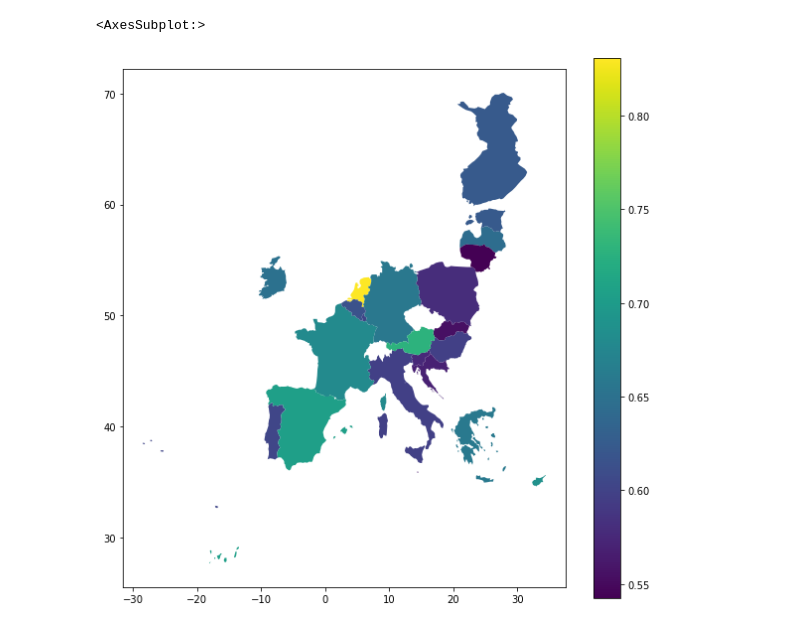
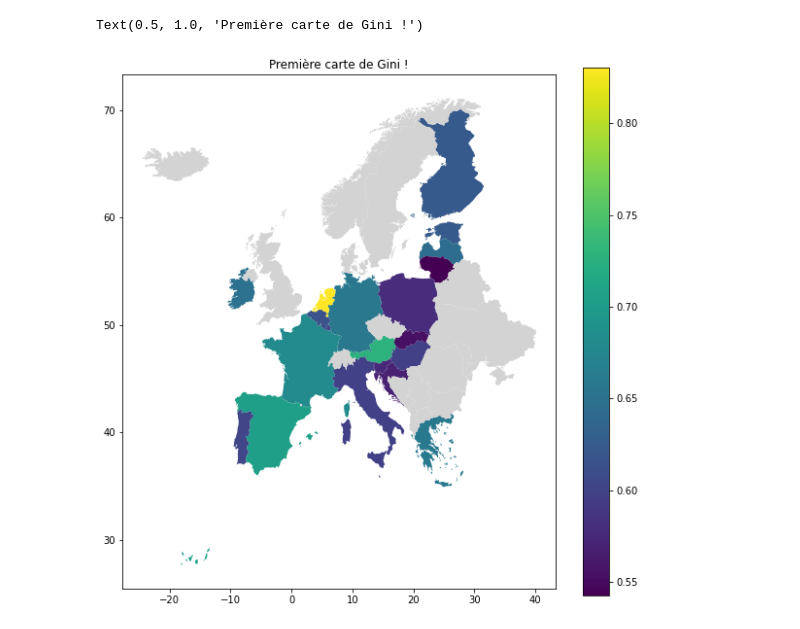
Before and after one commit to bbasa1/Stage_2A_IWEPS, a Jupyter notebook: Cartes_Python.ipynb, the cells around one changed output. Drawn from its saved outputs; the diff is of its cells as text; code cells hidden in the pictures.

Commit message:
Cartes_et_type_heritages

```diff
--- a/Cartes_Python.ipynb
+++ b/Cartes_Python.ipynb
@@ -56,0 +41,4 @@ sf.head(3)
+# %%
+sf = sf[(sf["continent"] == "Europe") & (sf["status"] == "Member State") & (sf["name"] != "Russian Federation")]
+# %%
+sf = sf.rename(columns = {"iso_3166_1_alpha_2_codes" : "id" })
@@ -69,13 +64,16 @@ Tout d'abord l'Europe et ses pays !' :
 # %%
 df_pays = sf.merge(df, how = "left", left_on = "id", right_on = "Pays")
+# %%
+df_pays_simple = df_pays.loc[(df_pays["id"] != 'RU')]
 # %%
-# df_pays
+df_pays_simple[['Gini_modif']] = df_pays_simple[['Gini']].fillna(0)
 # %%
-df_pays["centre_pays"] = df_pays.centroid
+df_pays_simple["centre_pays"] = df_pays_simple.centroid
 
 
 fig,ax = plt.subplots(figsize=(10, 10))
-df_pays.plot(ax = ax, column = "Gini", legend=True)
+df_pays_simple.plot(ax = ax, column = "Gini", legend=True,  missing_kwds= dict(color = "lightgrey",))
+plt.title("Première carte de Gini !")
 # %% [output]
-<AxesSubplot:>
+Text(0.5, 1.0, 'Première carte de Gini !')
-[figure, old version]
+[figure, new version]
```
Also changed, not shown: parts of 9 cells of this notebook, 6 other files.
